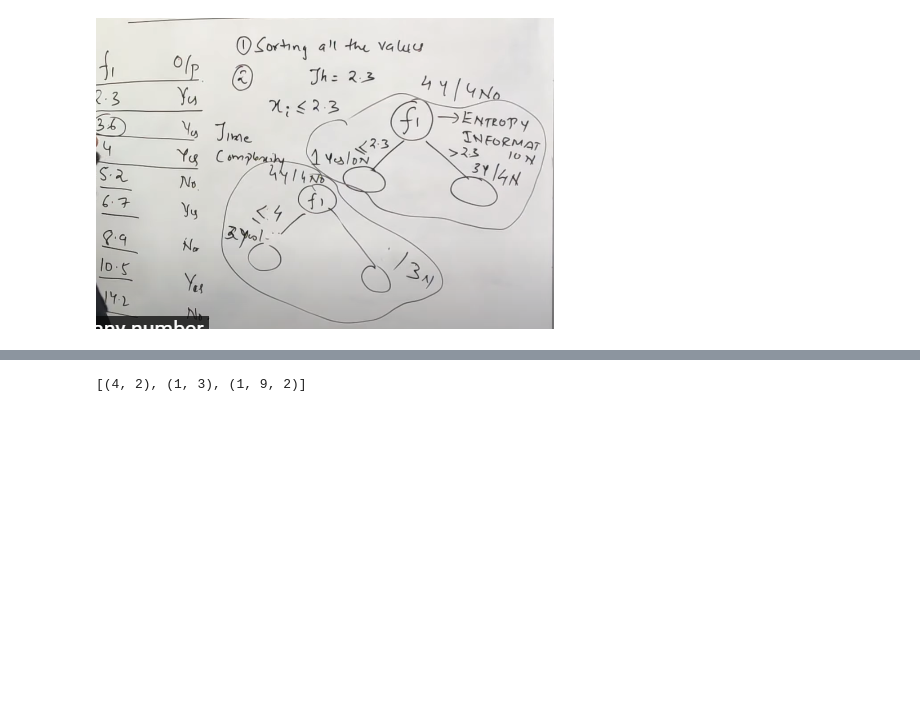
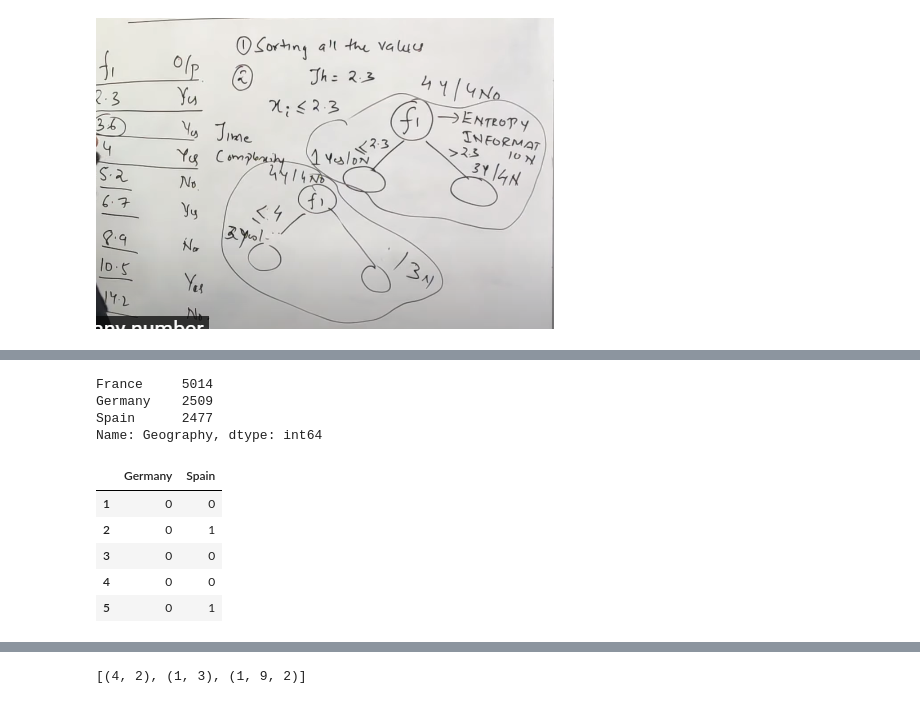
Before and after one commit to v370r/projects, a Jupyter notebook: Interview_ready!.ipynb, the cells around one changed output, grey strips where cells are left out. Cells and saved outputs as stored; diff of their text form; code cells hidden in the pictures; blank space fills up the shorter version.

```diff
--- a/Interview_ready!.ipynb
+++ b/Interview_ready!.ipynb
@@ -1032,0 +1134,17 @@ Metrics in classification
+# %%
+x["Geography"].value_counts()
+# %% [output]
+France     5014
+Germany    2509
+Spain      2477
+Name: Geography, dtype: int64
+# %%
+geography = pd.get_dummies(x["Geography"],drop_first=True)
+geography.head()
+# %% [output]
+|  | Germany | Spain |
+| 1 | 0 | 0 |
+| 2 | 0 | 1 |
+| 3 | 0 | 0 |
+| 4 | 0 | 0 |
+| 5 | 0 | 1 |
```
Also changed, not shown: parts of 40 cells of this notebook.
